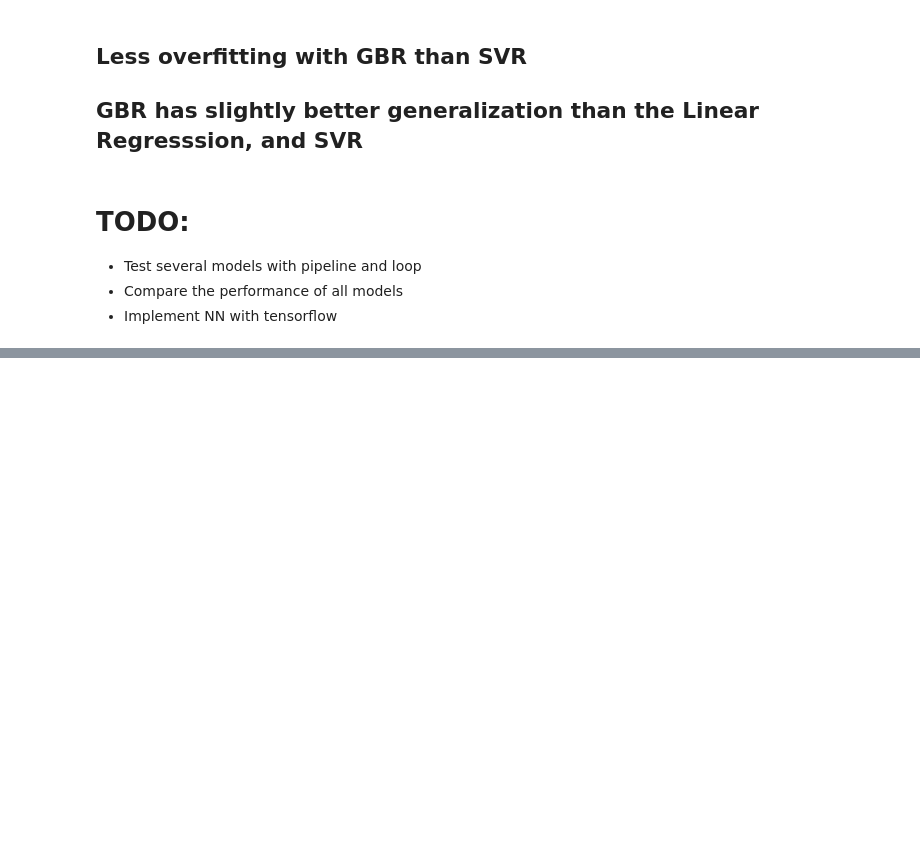
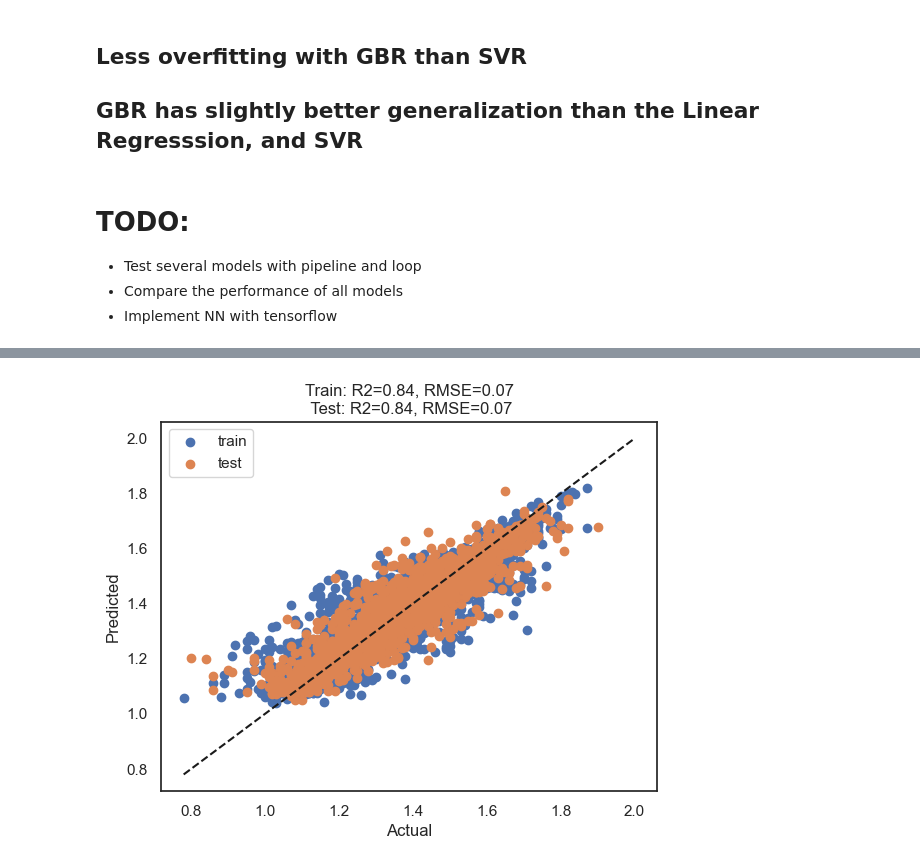
Before and after one commit to akashjn/DataScience, a Jupyter notebook: 1_Supervised_Learning.ipynb, the cells around one changed output, grey strips where cells are left out. Saved outputs shown, nothing was run; the diff lists cells and outputs as text; code cells hidden in the pictures; blank space fills up the shorter version.

```diff
--- a/1_Supervised_Learning.ipynb
+++ b/1_Supervised_Learning.ipynb
@@ -608,0 +752,18 @@ Test, R^2 model6 = 0.80
+# %%
+plt.scatter(train_y,model.predict(train_x),label="train")
+r2=r2_score(train_y,model.predict(train_x))
+mae=mean_absolute_error(train_y,model.predict(train_x))
+rmse=np.sqrt(mean_squared_error(train_y,model.predict(train_x)))
+string_=f"Train: R2={r2:0.2f}, RMSE={rmse:0.2f}"
+plt.scatter(val_y,model.predict(val_x),label="test")
+r2=r2_score(val_y,model.predict(val_x))
+mae=mean_absolute_error(val_y,model.predict(val_x))
+rmse=np.sqrt(mean_squared_error(val_y,model.predict(val_x)))
+string_+=f"\n Test: R2={r2:0.2f}, RMSE={rmse:0.2f}"
+plt.plot([0.78,2],[0.78,2],"--k")
+plt.title(string_)
+plt.xlabel('Actual')
+plt.ylabel('Predicted')
+plt.legend()
+plt.show()
+# %% [output]
@@ -608,0 +778 @@ Test, R^2 model6 = 0.80
+[figure, added]
```
Also changed, not shown: parts of 26 cells of this notebook.
